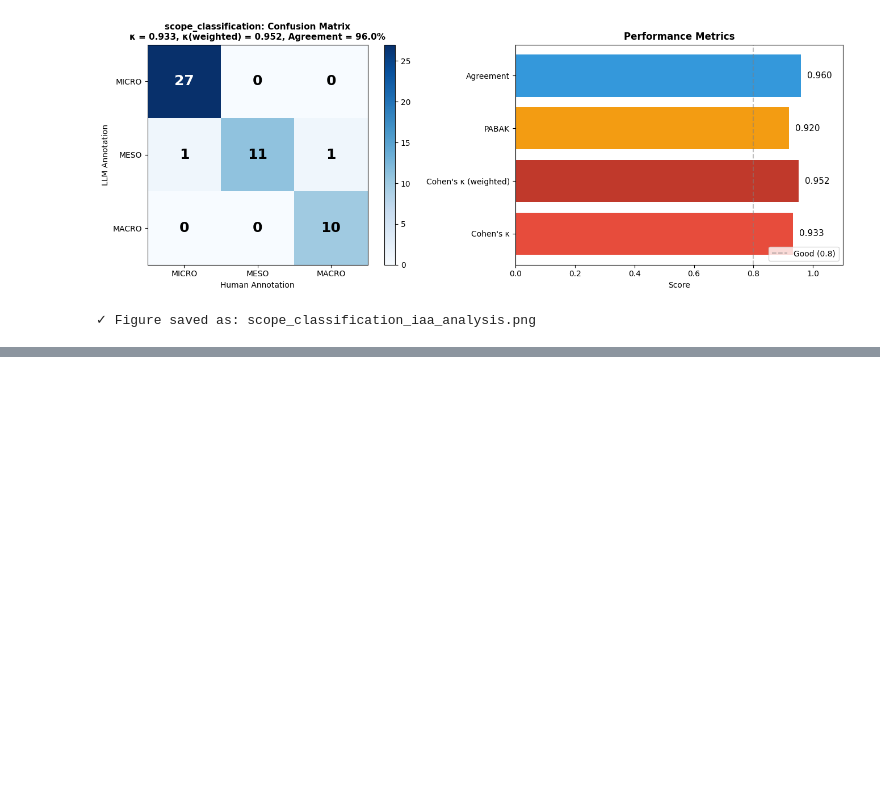
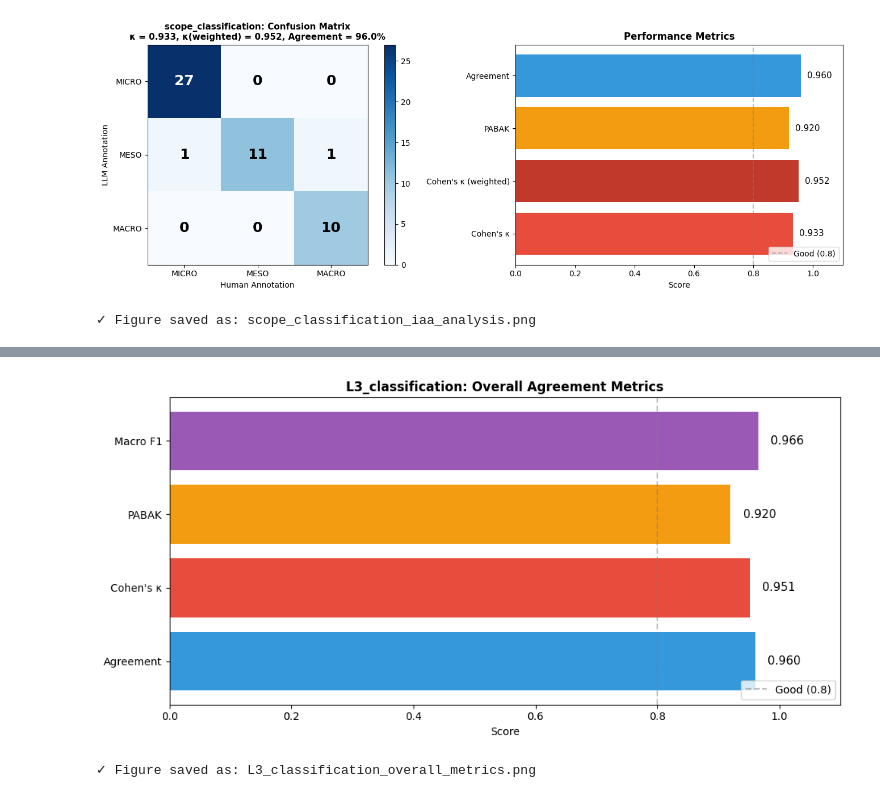
Before and after one commit to javadhaditaghi/computationalrhetoric-metadiscourseannotation, a Jupyter notebook: analysis/Inter-annotator-agreement.ipynb, the cells around one changed output, grey strips where cells are left out. Cells and saved outputs as stored; diff of their text form; code cells hidden in the pictures; blank space fills up the shorter version.

```diff
--- a/analysis/Inter-annotator-agreement.ipynb
+++ b/analysis/Inter-annotator-agreement.ipynb
@@ -1014,0 +1315,33 @@ Analysis complete!
+# %%
+# ============================================
+# Overall Metrics Visualization
+# ============================================
+
+fig, ax = plt.subplots(figsize=(10, 5))
+
+metrics = ['Agreement', "Cohen's κ", 'PABAK', 'Macro F1']
+values = [pct/100, kappa, pabak, np.mean(f1_per_class)]
+colors = ['#3498db', '#e74c3c', '#f39c12', '#9b59b6']
+
+bars = ax.barh(metrics, values, color=colors)
+ax.set_xlim(0, 1.1)
+ax.set_xlabel('Score')
+ax.set_title('L3_classification: Overall Agreement Metrics', fontsize=12, fontweight='bold')
+
+# Add value labels
+for bar, val in zip(bars, values):
+    ax.text(val + 0.02, bar.get_y() + bar.get_height()/2,
+            f'{val:.3f}', va='center', fontsize=11)
+
+# Add reference line at 0.8
+ax.axvline(x=0.8, color='gray', linestyle='--', alpha=0.5, label='Good (0.8)')
+ax.legend(loc='lower right')
+
+plt.tight_layout()
+plt.savefig('L3_classification_overall_metrics.png', dpi=150, bbox_inches='tight')
+plt.show()
+
+print("\n✓ Figure saved as: L3_classification_overall_metrics.png")
+# %% [output]
+[figure, added]
+✓ Figure saved as: L3_classification_overall_metrics.png
```
Also changed, not shown: parts of 18 cells of this notebook.
